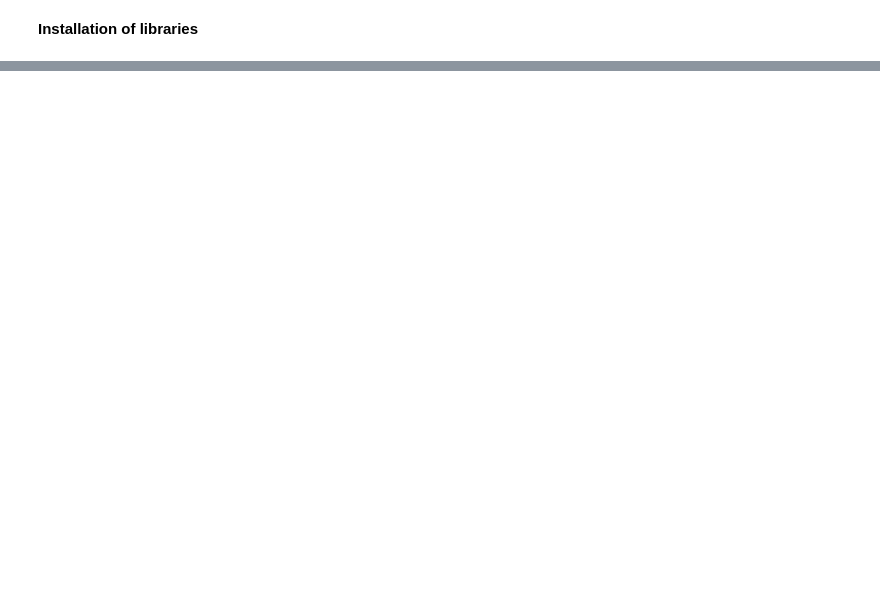
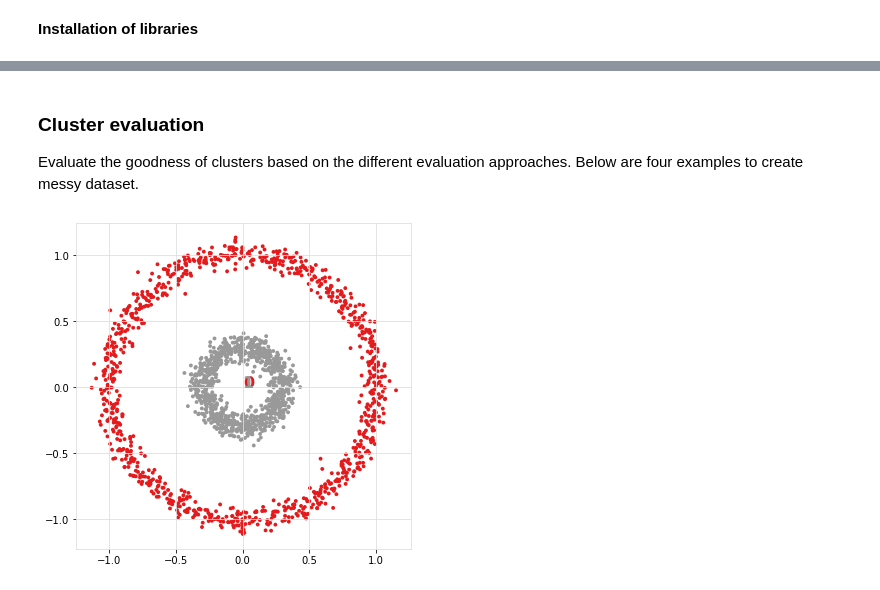
Before and after one commit to erdogant/clusteval, a Jupyter notebook: notebooks/clusteval.ipynb, the cells around one changed output, grey strips where cells are left out. Saved outputs shown, nothing was run; the diff lists cells and outputs as text; code cells hidden in the pictures; blank space fills up the shorter version.

```diff
--- a/notebooks/clusteval.ipynb
+++ b/notebooks/clusteval.ipynb
@@ -219,0 +59,9 @@ model = bn.import_DAG(bif_file, verbose=1)
+# %% [markdown]
+### Cluster evaluation
+
+Evaluate the goodness of clusters based on the different evaluation approaches. Below are four examples to create messy dataset.
+# %%
+X1,y1 = make_circles(n_samples=2000, factor=0.3, noise=0.05, random_state=4)
+scatterd(X1[:,0],X1[:,1],label=y1, figsize=(6,6));
+# %% [output]
+[figure, added]
```
Also changed, not shown: parts of 44 cells of this notebook.
